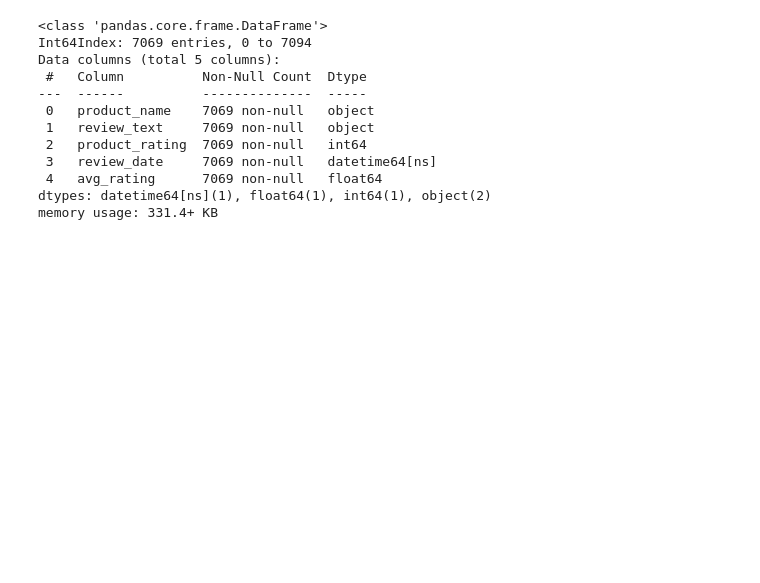
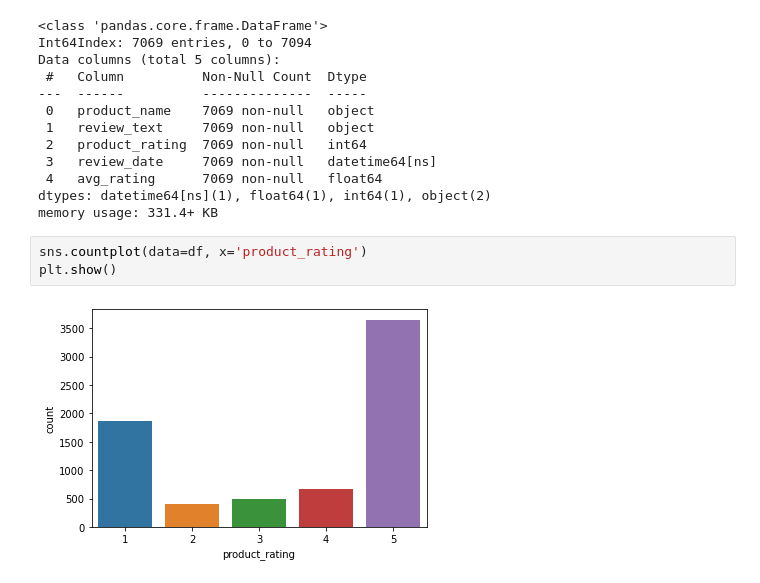
Before and after one commit to Masinde10/Group3-Phase5-Project, a Jupyter notebook: Sentiment Analysis.ipynb, the cells around one changed output. Cells and saved outputs as stored; diff of their text form; blank space fills up the shorter version.

```diff
--- a/Sentiment Analysis.ipynb
+++ b/Sentiment Analysis.ipynb
@@ -200,3 +250,8 @@ Data columns (total 5 columns):
  4   avg_rating      7069 non-null   float64
 dtypes: datetime64[ns](1), float64(1), int64(1), object(2)
 memory usage: 331.4+ KB
+# %%
+sns.countplot(data=df, x='product_rating')
+plt.show()
+# %% [output]
+[figure, added]
```
Also changed, not shown: parts of 20 cells of this notebook.
